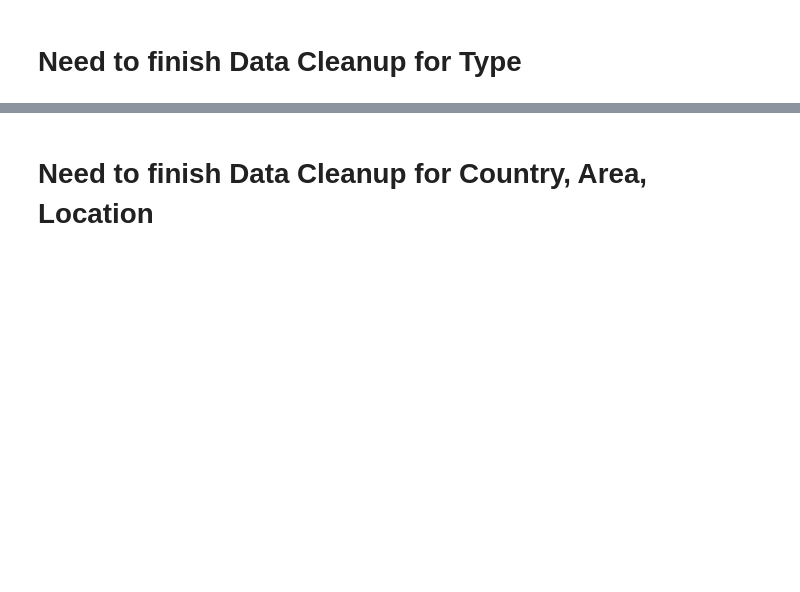
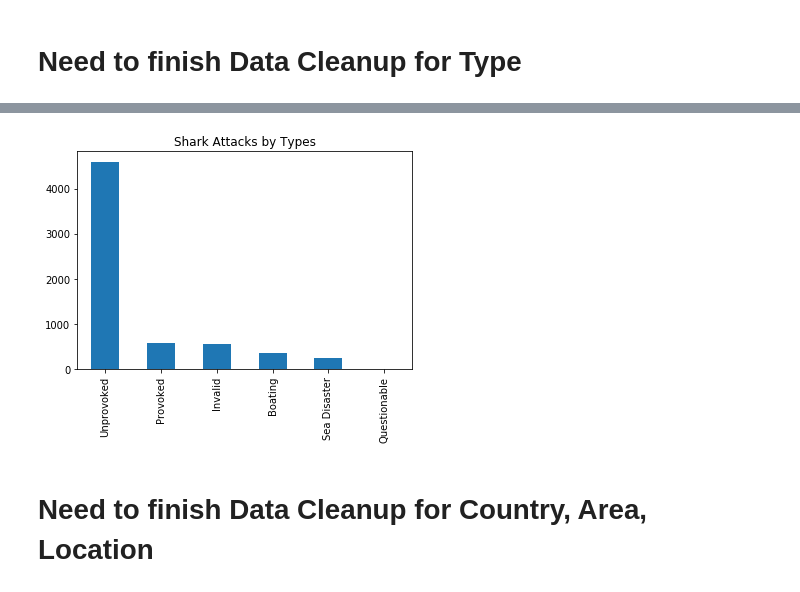
Before and after one commit to stl-lucas/group-project-01, a Jupyter notebook: data_playground.ipynb, the cells around one changed output, grey strips where cells are left out. Drawn from its saved outputs; the diff is of its cells as text; code cells hidden in the pictures; blank space fills up the shorter version.

```diff
--- a/data_playground.ipynb
+++ b/data_playground.ipynb
@@ -102,3 +151,12 @@ Said to involve a grey nurse shark that leapt out of the water and  seized the b
+# %%
+shark_df["Type"] = shark_df["Type"].replace({"Boat": "Boating"})
+shark_df["Type"] = shark_df["Type"].replace({"Boatomg": "Boating"})
+# %%
+type_value=shark_df.Type.value_counts()
+type_value.plot(kind="bar",title="Shark Attacks by Types")
+plt.show()
+# %% [output]
+[figure, added]
 # %% [markdown]
 # Need to finish Data Cleanup for Country, Area, Location
 # %%
```
Also changed, not shown: parts of 11 cells of this notebook, 1 other file.
